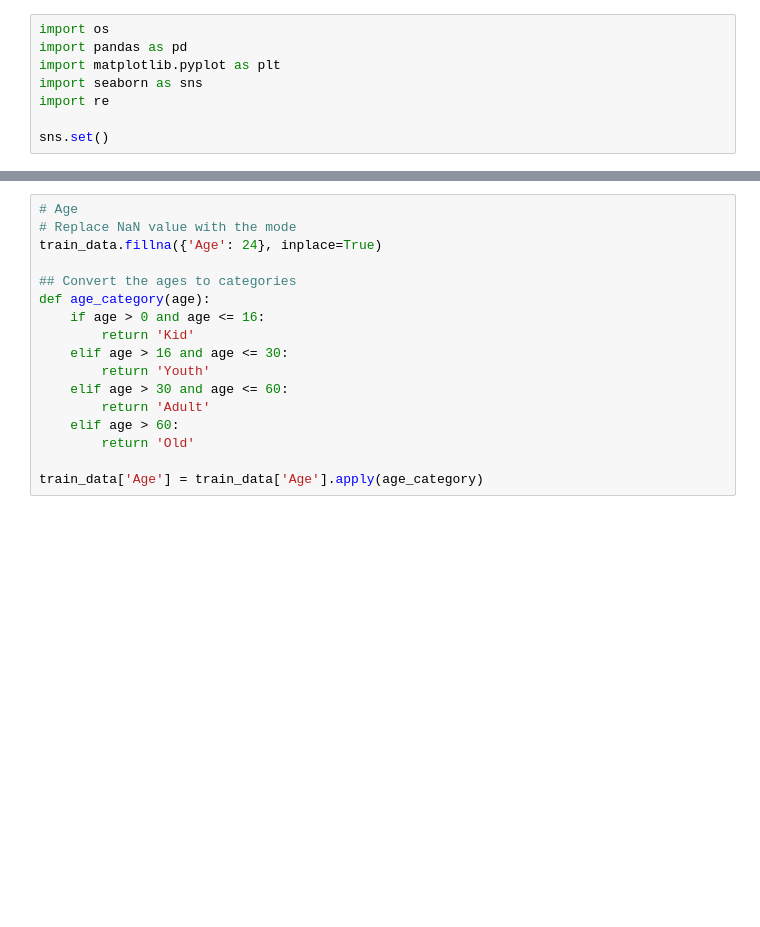
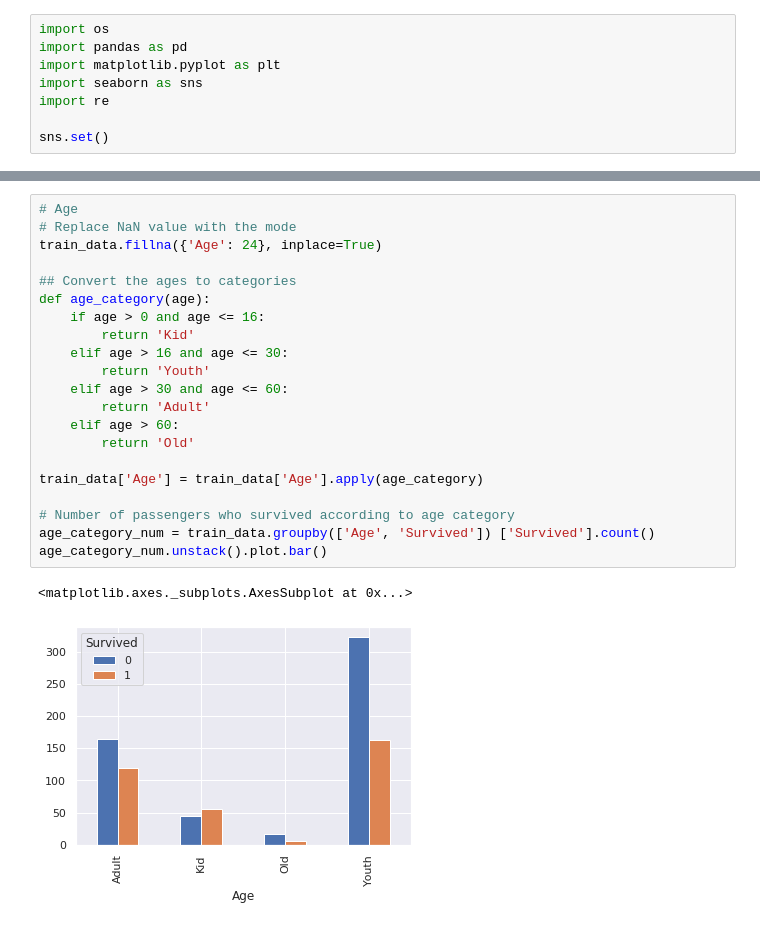
Before and after one commit to silasjimmy/Titanic-Project, a Jupyter notebook: Data Analysis.ipynb, the cells around one changed output, grey strips where cells are left out. Saved outputs shown, nothing was run; the diff lists cells and outputs as text; blank space fills up the shorter version.

```diff
--- a/Data Analysis.ipynb
+++ b/Data Analysis.ipynb
@@ -147,17 +106,24 @@ sex_survive = train_data.groupby(['Sex', 'Survived']) ['Survived'].count()
 # %%
 # Age
 # Replace NaN value with the mode
 train_data.fillna({'Age': 24}, inplace=True)
 
 ## Convert the ages to categories
 def age_category(age):
     if age > 0 and age <= 16:
         return 'Kid'
     elif age > 16 and age <= 30:
         return 'Youth'
     elif age > 30 and age <= 60:
         return 'Adult'
     elif age > 60:
         return 'Old'
 
 train_data['Age'] = train_data['Age'].apply(age_category)
+
+# Number of passengers who survived according to age category
+age_category_num = train_data.groupby(['Age', 'Survived']) ['Survived'].count()
+age_category_num.unstack().plot.bar()
+# %% [output]
+<matplotlib.axes._subplots.AxesSubplot at 0x...>
+[figure, added]
```
Also changed, not shown: parts of 14 cells of this notebook.
